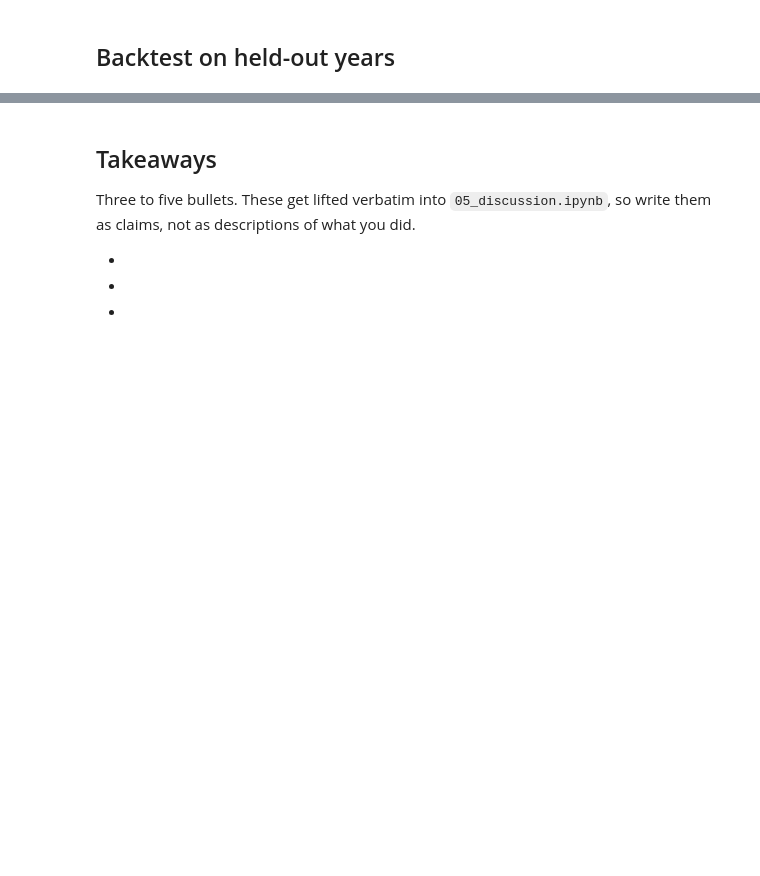
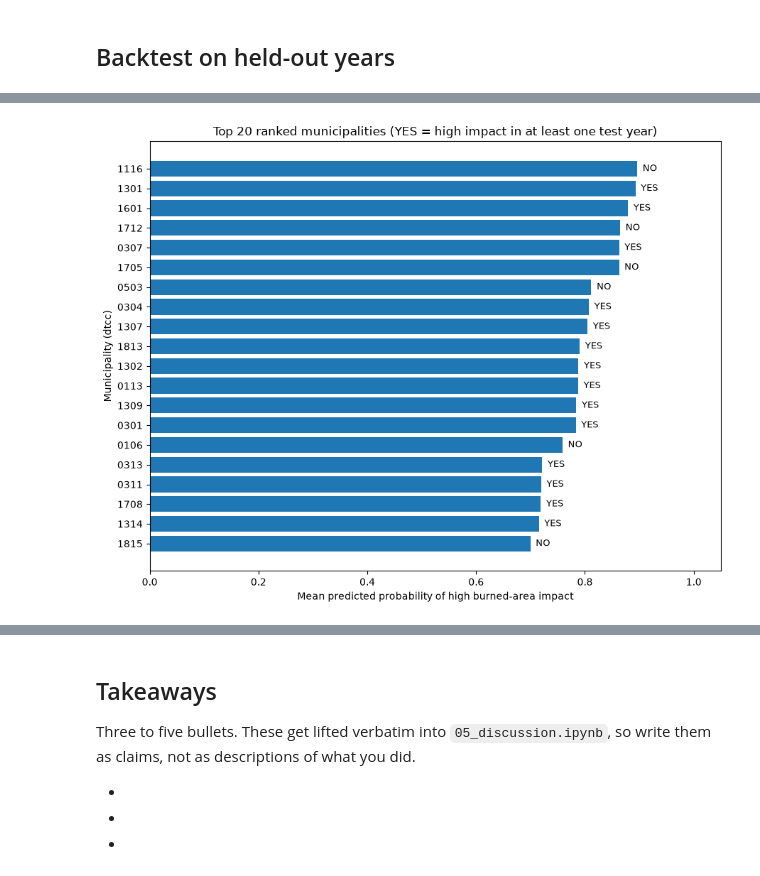
Before and after one commit to rogerjeasy/sustainability-analytics, a Jupyter notebook: notebooks/04_ml_fire_risk.ipynb, the cells around one changed output, grey strips where cells are left out. Drawn from its saved outputs; the diff is of its cells as text; code cells hidden in the pictures; blank space fills up the shorter version.

```diff
--- a/notebooks/04_ml_fire_risk.ipynb
+++ b/notebooks/04_ml_fire_risk.ipynb
@@ -70,4 +434,96 @@ from wildfires.models.tree_models import (
 # %% [markdown]
 ## Backtest on held-out years
 # %%
-# TODO
+# Municipality-year predictions for the held-out period
+risk = test_df[["dtcc", "year"]].copy()
+risk["predicted_risk"] = best_model.predict_proba(X_test)[:, 1]
+risk["observed_high_impact"] = y_test.to_numpy()
+
+# Overall ranking quality at municipality-year level
+ap = average_precision_score(
+    risk["observed_high_impact"],
+    risk["predicted_risk"]
+)
+
+prec_at_k = precision_at_k(
+    risk["observed_high_impact"],
+    risk["predicted_risk"]
+)
+
+print(f"Held-out average precision: {ap:.3f}")
+print(f"Base rate: {BASE_RATE:.1%}")
+print(f"Precision@{TOP_K}: {prec_at_k:.0%}")
+
+
+# Municipality-level ranking
+# Average predicted risk across 2023 and 2024
+priority = (
+    risk.groupby("dtcc", as_index=False)
+        .agg(
+            predicted_risk=("predicted_risk", "mean"),
+            high_impact_any_year=("observed_high_impact", "max")
+        )
+        .sort_values("predicted_risk", ascending=False)
+        .reset_index(drop=True)
+)
+
+priority["priority_rank"] = priority.index + 1
+
+# Top-ranked municipalities
+top = priority.head(TOP_K).copy()
+
+display(
+    top[
+        ["dtcc", "predicted_risk", "high_impact_any_year", "priority_rank"]
+    ]
+)
+
+# How many of the top-ranked municipalities actually had
+# high impact in at least one test year?
+top_precision = top["high_impact_any_year"].mean()
+
+print(
+    f"\nAmong the top {TOP_K} ranked municipalities, "
+    f"{top_precision:.0%} had high burned-area impact "
+    f"in at least one of the two test years."
+)
+
+
+# Plot
+plot_data = top.sort_values("predicted_risk")
+
+fig, ax = plt.subplots(figsize=(9, 7))
+
+bars = ax.barh(
+    plot_data["dtcc"].astype(str),
+    plot_data["predicted_risk"]
+)
+
+# Add simple observed result labels
+for i, (_, row) in enumerate(plot_data.iterrows()):
+
+    observed = (
+        "YES"
+        if row["high_impact_any_year"] == 1
+        else "NO"
+    )
+
+    ax.text(
+        row["predicted_risk"] + 0.01,
+        i,
+        observed,
+        va="center",
+        fontsize=9
+    )
+
+ax.set_xlim(0, 1.05)
+ax.set_xlabel("Mean predicted probability of high burned-area impact")
+ax.set_ylabel("Municipality (dtcc)")
+ax.set_title(
+    f"Top {TOP_K} ranked municipalities "
+    f"(YES = high impact in at least one test year)"
+)
+
+fig.tight_layout()
+plt.show()
+# %% [output]
@@ -73,0 +551 @@ from wildfires.models.tree_models import (
+[figure, added]
```
Also changed, not shown: parts of 25 cells of this notebook.
